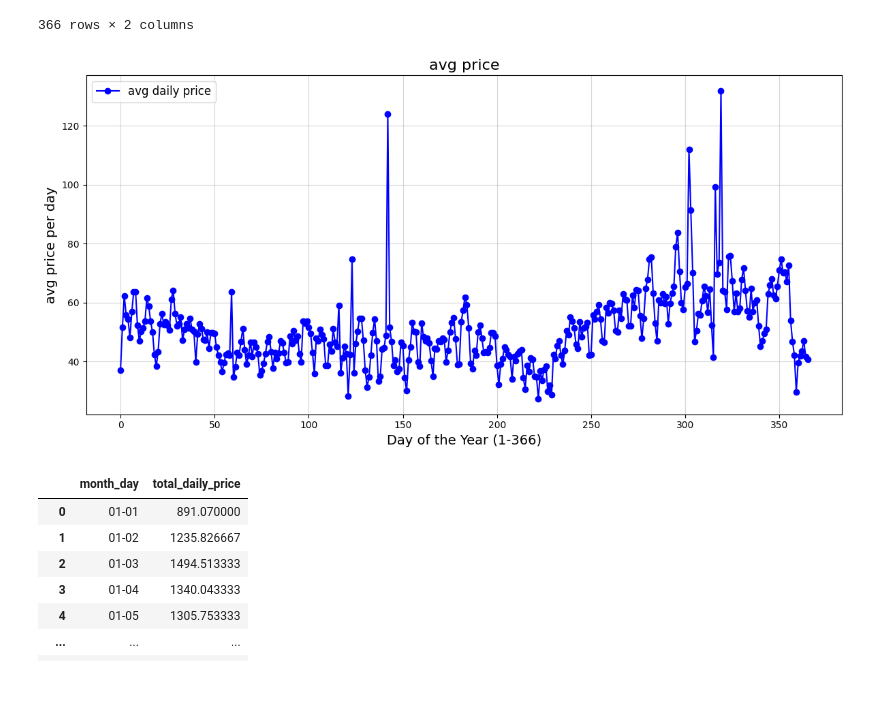
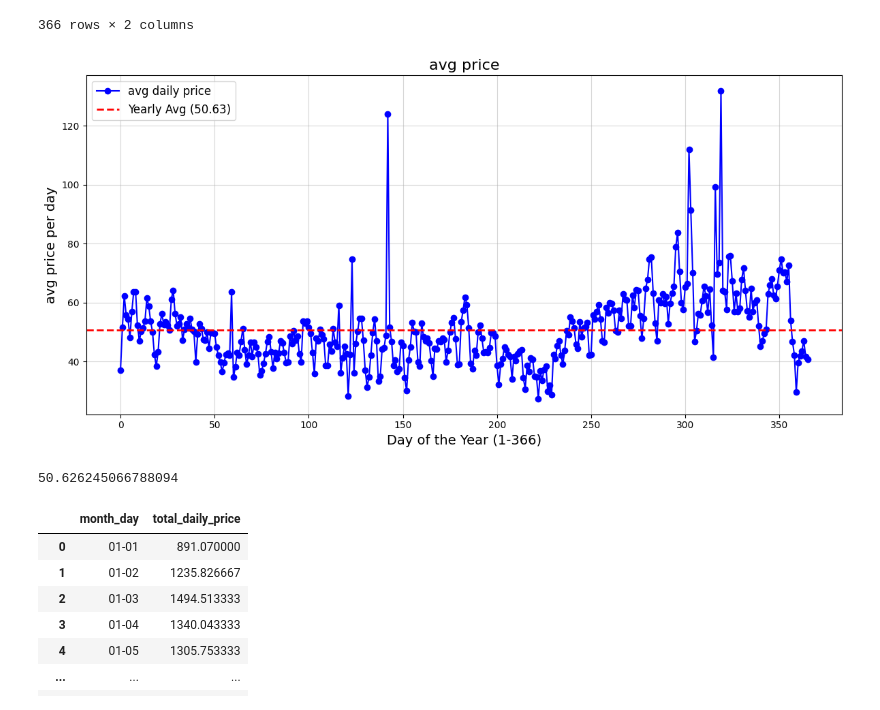
Before and after one commit to kiarakitana/RL_project, a Jupyter notebook: analysis&baseline.ipynb, the cells around one changed output. Saved outputs shown, nothing was run; the diff lists cells and outputs as text; code cells hidden in the pictures.

```diff
--- a/analysis&baseline.ipynb
+++ b/analysis&baseline.ipynb
@@ -47,15 +47,20 @@ daily_avg[['month_day', 'avg_price_per_day']]
 # %%
 plt.figure(figsize=(12, 6))
 plt.plot(daily_avg.index, daily_avg['avg_price_per_day'], marker='o', linestyle='-', color='b', label='avg daily price')
+plt.axhline(y=daily_avg['avg_price_per_day'].mean(), color='red', linestyle='--', linewidth=2, label=f'Yearly Avg ({daily_avg['avg_price_per_day'].mean():.2f})')
 plt.title('avg price', fontsize=16)
 plt.xlabel('Day of the Year (1-366)', fontsize=14)
 plt.ylabel('avg price per day', fontsize=14)
 plt.grid(alpha=0.5)
 plt.legend(fontsize=12)
 plt.tight_layout()
 plt.show()
 # %% [output]
-[figure, old version]
+[figure, new version]
+# %%
+daily_avg['avg_price_per_day'].mean()
+# %% [output]
+50.626245066788094
 # %%
 daily_avg['total_daily_price'] = daily_avg.filter(like='Hour').apply(lambda row: row.sum(), axis=1)
 daily_avg = daily_avg.reset_index()
```
Also changed, not shown: parts of 7 cells of this notebook.
